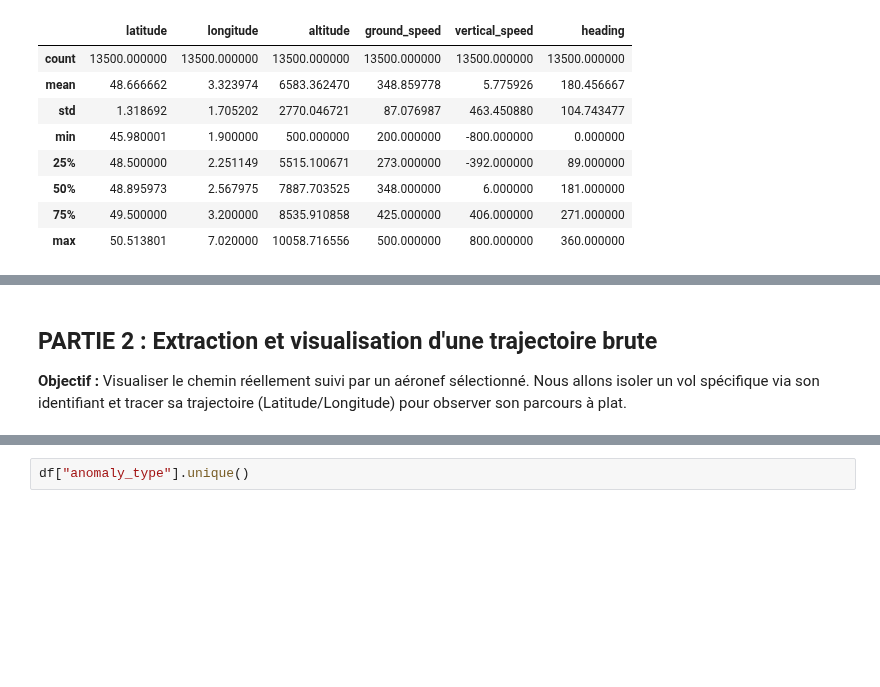
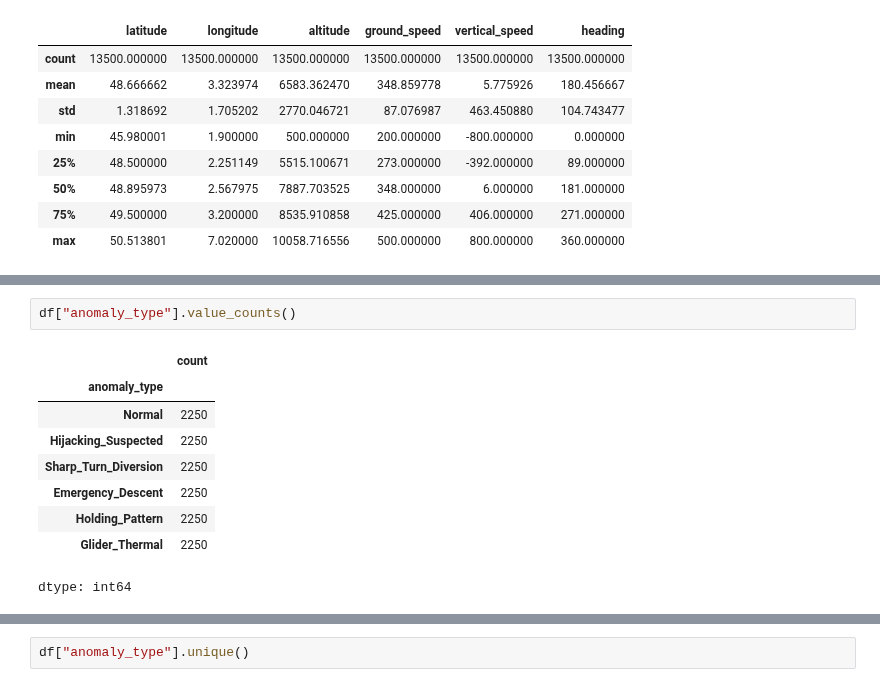
Before and after one commit to MGentieu/Data_analytics_aircraft_messages, a Jupyter notebook: TP4/GENTIEU_GOUESSE_TP4.ipynb, the cells around one changed output, grey strips where cells are left out. Cells and saved outputs as stored; diff of their text form; blank space fills up the shorter version.

```diff
--- a/TP4/GENTIEU_GOUESSE_TP4.ipynb
+++ b/TP4/GENTIEU_GOUESSE_TP4.ipynb
@@ -172,5 +128,12 @@ Name: count, dtype: int64
-# %% [markdown]
-## PARTIE 2 : Extraction et visualisation d'une trajectoire brute
-
-**Objectif :** Visualiser le chemin réellement suivi par un aéronef sélectionné.
-Nous allons isoler un vol spécifique via son identifiant et tracer sa trajectoire (Latitude/Longitude) pour observer son parcours à plat.
+# %%
+df["anomaly_type"].value_counts()
+# %% [output]
+|  | count |
+| anomaly_type |  |
+| Normal | 2250 |
+| Hijacking_Suspected | 2250 |
+| Sharp_Turn_Diversion | 2250 |
+| Emergency_Descent | 2250 |
+| Holding_Pattern | 2250 |
+| Glider_Thermal | 2250 |
+dtype: int64
```
Also changed, not shown: parts of 75 cells of this notebook.
